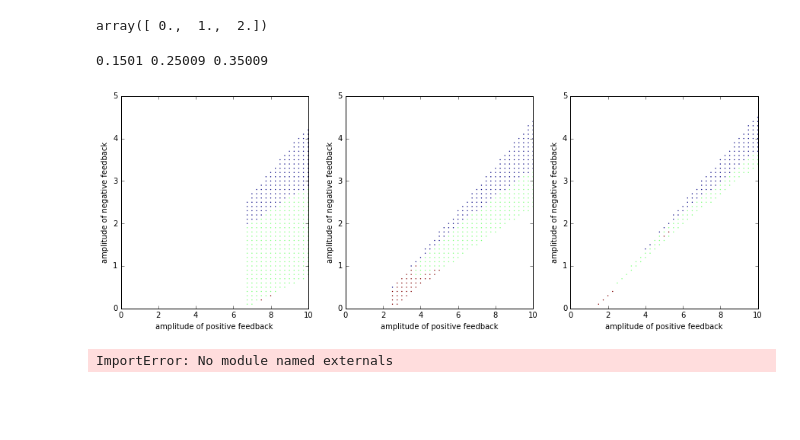
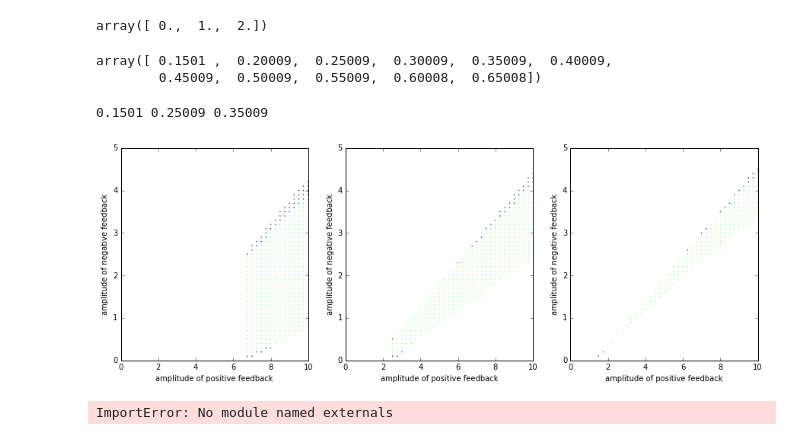
Before and after one commit to baixue0042/pde2d_java, a Jupyter notebook: analysis.ipynb, the cells around one changed output. Cells and saved outputs as stored; diff of their text form; code cells hidden in the pictures; blank space fills up the shorter version.

```diff
--- a/analysis.ipynb
+++ b/analysis.ipynb
@@ -135,7 +114,7 @@ def find_k0_range():
                 info.append([k0,k1,k2,A[index[1]]-A[index[0]]])
     return info
 # %%
-with open(os.path.expanduser("~/Documents/data_working/pde/")+'classified2.txt') as f:
+with open(os.path.expanduser("~/Documents/data_working/")+'fastexchangclassified.txt') as f:
     info = f.readlines()
 info = np.array([[float(e) for e in line.strip("\n").split(",")] for line in info])
 np.unique(info[:,3])
@@ -144,26 +123,30 @@ array([ 0.,  1.,  2.])
 # %%
 k0_levels = np.unique(info[:,0])
 k0_levels.sort()
+k0_levels
+# %% [output]
+array([ 0.1501 ,  0.20009,  0.25009,  0.30009,  0.35009,  0.40009,
+        0.45009,  0.50009,  0.55009,  0.60008,  0.65008])
 # %%
 fig=plt.figure(figsize=(15,5))
 plt.subplot(131,xlim=[0,10],ylim=[0,5],xlabel="amplitude of positive feedback",ylabel="amplitude of negative feedback")
 mask=(info[:,0]==k0_levels[0])
-plt.scatter(info[mask,1],info[mask,2],c=info[mask,3],s=2,lw=0)
+plt.scatter(info[mask,1],info[mask,2],c=info[mask,3],s=2,lw=0,norm=matplotlib.colors.Normalize(vmin=0, vmax=2))
 
 plt.subplot(132,xlim=[0,10],ylim=[0,5],xlabel="amplitude of positive feedback",ylabel="amplitude of negative feedback")
 mask=(info[:,0]==k0_levels[2])
-plt.scatter(info[mask,1],info[mask,2],c=info[mask,3],s=2,lw=0)
+plt.scatter(info[mask,1],info[mask,2],c=info[mask,3],s=2,lw=0,norm=matplotlib.colors.Normalize(vmin=0, vmax=2))
 
 plt.subplot(133,xlim=[0,10],ylim=[0,5],xlabel="amplitude of positive feedback",ylabel="amplitude of negative feedback")
 mask=(info[:,0]==k0_levels[4])
-plt.scatter(info[mask,1],info[mask,2],c=info[mask,3],s=2,lw=0)
+plt.scatter(info[mask,1],info[mask,2],c=info[mask,3],s=2,lw=0,norm=matplotlib.colors.Normalize(vmin=0, vmax=2))
 
 print k0_levels[0],k0_levels[2],k0_levels[4]
 
 fig.savefig(os.path.expanduser("~/Documents/data_working/pde/")+"temp",format='eps')
 # %% [output]
 0.1501 0.25009 0.35009
-[figure, old version]
+[figure, new version]
 # %%
 from mpl_toolkits.mplot3d import Axes3D
 fig = plt.figure(figsize=(12,6))
```
Also changed, not shown: parts of 2 cells of this notebook, 3 other files.
